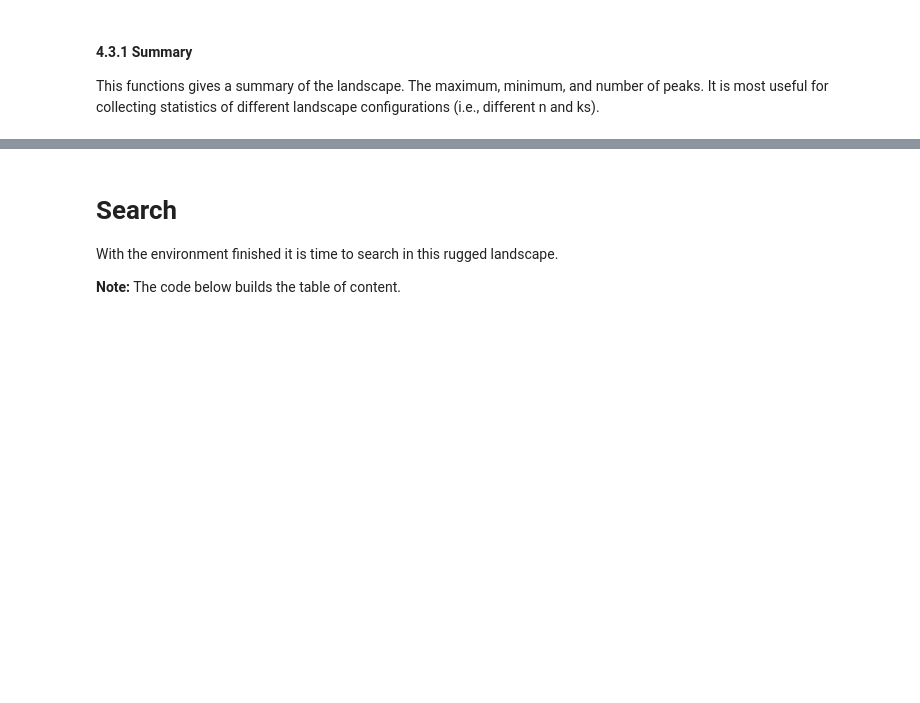
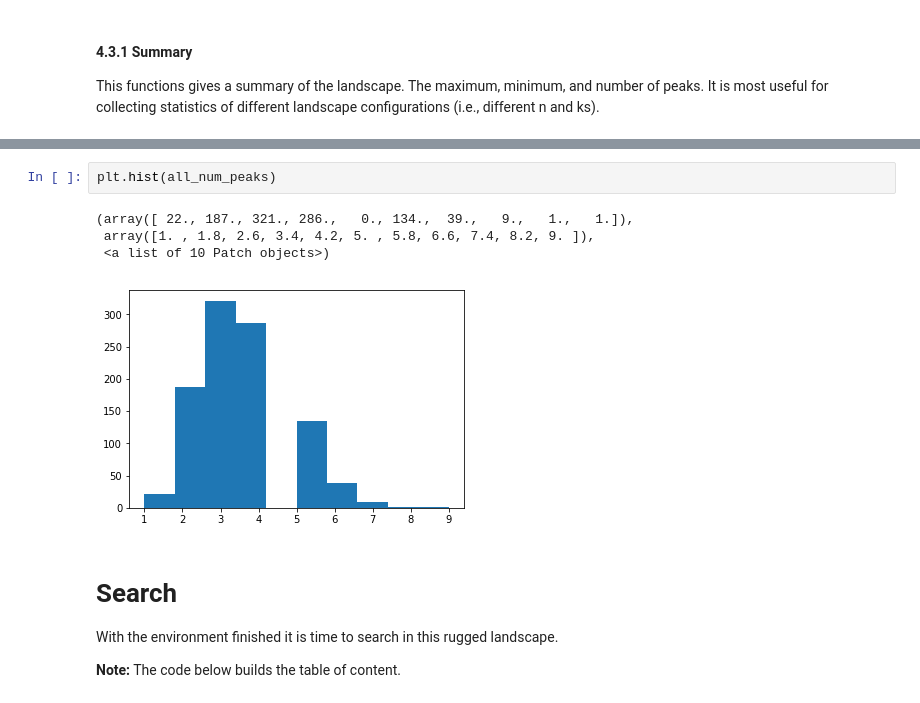
Before and after one commit to jparrieta/nk, a Jupyter notebook: levinthal_create_landscape.ipynb, the cells around one changed output, grey strips where cells are left out. Saved outputs shown, nothing was run; the diff lists cells and outputs as text; blank space fills up the shorter version.

```diff
--- a/levinthal_create_landscape.ipynb
+++ b/levinthal_create_landscape.ipynb
@@ -269,3 +317,10 @@ Environment
+# %%
+plt.hist(all_num_peaks)
+# %% [output]
+(array([ 22., 187., 321., 286.,   0., 134.,  39.,   9.,   1.,   1.]),
+ array([1. , 1.8, 2.6, 3.4, 4.2, 5. , 5.8, 6.6, 7.4, 8.2, 9. ]),
+ <a list of 10 Patch objects>)
+[figure, added]
 # %% [markdown]
 # Search
 With the environment finished it is time to search in this rugged landscape.
```
Also changed, not shown: parts of 20 cells of this notebook.
